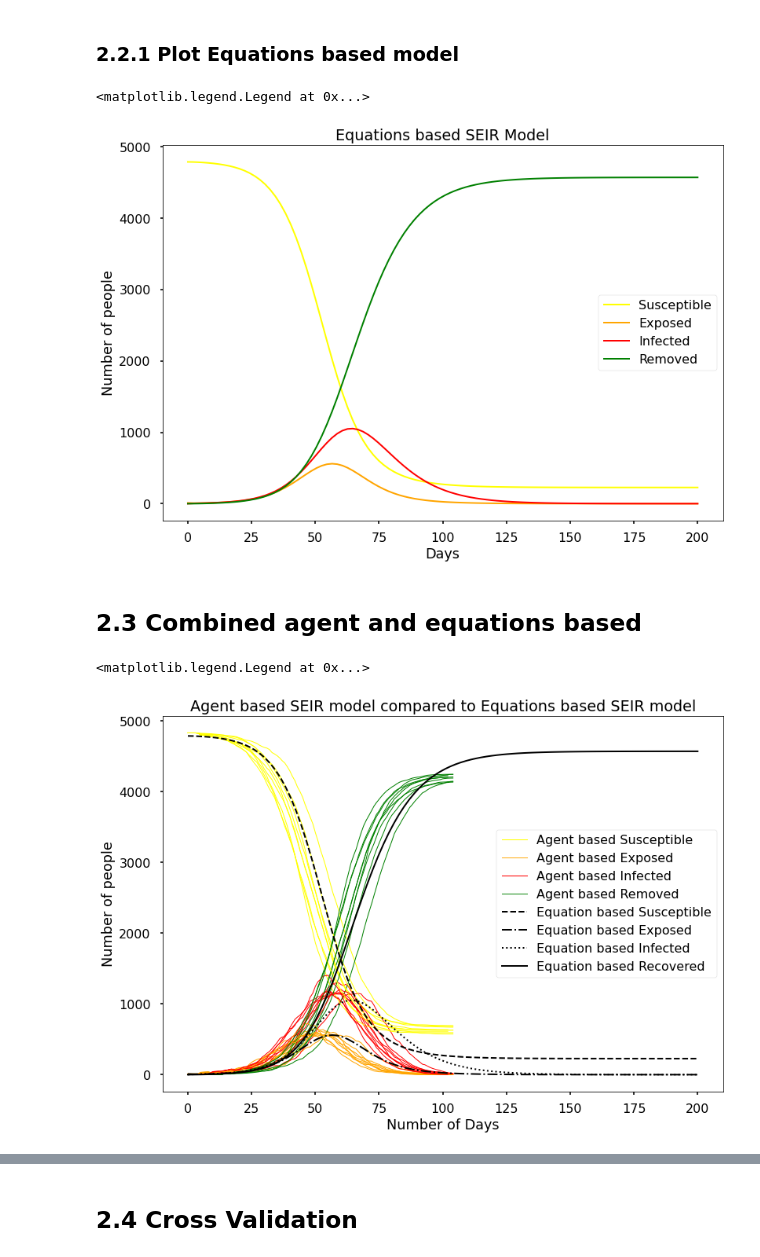
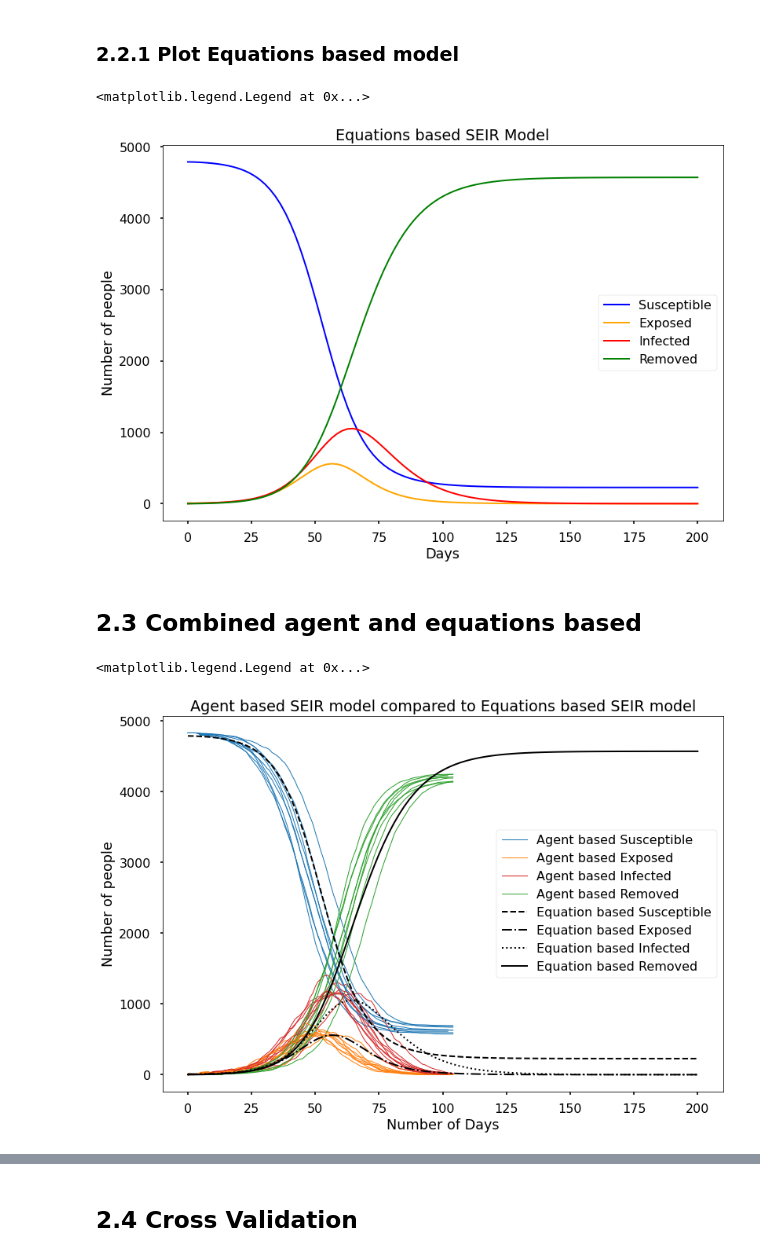
Before and after one commit to johnmcdonne11/dissertation, a Jupyter notebook: 3. Model Validation.ipynb, the cells around one changed output, grey strips where cells are left out. Drawn from its saved outputs; the diff is of its cells as text; code cells hidden in the pictures.

```diff
--- a/3. Model Validation.ipynb
+++ b/3. Model Validation.ipynb
@@ -164,13 +164,13 @@ fig = plt.figure()  # an empty figure with no Axes
 #ax.plot(cv.loc[cv['run'] == run, 'step'], cv.loc[cv['run'] == 2, 'SusceptibleAgents'], label='Susceptible', color='blue')
 
 for run in cv['run'].unique():
-    my_plotter(cv.loc[cv['run'] == run, 'step'], cv.loc[cv['run'] == run, 'SusceptibleAgents'], {'color' : 'yellow', 'linewidth' : '1'})
+    my_plotter(cv.loc[cv['run'] == run, 'step'], cv.loc[cv['run'] == run, 'SusceptibleAgents'], {'color' : 'blue', 'linewidth' : '1'})
     my_plotter(cv.loc[cv['run'] == run, 'step'], cv.loc[cv['run'] == run, 'ExposedAgents'], {'color' : 'orange', 'linewidth' : '1', 'linestyle' : '--'})
     my_plotter(cv.loc[cv['run'] == run, 'step'], cv.loc[cv['run'] == run, 'TotalInfectedAgents'], {'color' : 'red', 'linewidth' : '1'})
     my_plotter(cv.loc[cv['run'] == run, 'step'], cv.loc[cv['run'] == run, 'Removed'], {'color' : 'green', 'linewidth' : '1'})
 
 # adding plots just for legend purposes
-my_plotter(cv.loc[cv['run'] == 1, 'step'], cv.loc[cv['run'] == 1, 'SusceptibleAgents'], {'color' : 'yellow', 'linewidth' : '1', 'label' : 'Susceptible'})
+my_plotter(cv.loc[cv['run'] == 1, 'step'], cv.loc[cv['run'] == 1, 'SusceptibleAgents'], {'color' : 'blue', 'linewidth' : '1', 'label' : 'Susceptible'})
 my_plotter(cv.loc[cv['run'] == 1, 'step'], cv.loc[cv['run'] == 1, 'ExposedAgents'], {'color' : 'orange', 'linewidth' : '1', 'linestyle' : '--', 'label' : 'Exposed'})
 my_plotter(cv.loc[cv['run'] == 1, 'step'], cv.loc[cv['run'] == 1, 'TotalInfectedAgents'], {'color' : 'red', 'linewidth' : '1', 'label' : 'Infected'})
 my_plotter(cv.loc[cv['run'] == 1, 'step'], cv.loc[cv['run'] == 1, 'Removed'], {'color' : 'green', 'linewidth' : '1', 'label' : 'Removed'})
@@ -216,7 +216,7 @@ S, E, I, R = ret.T
 fig, ax = plt.subplots()
 
 # Plot data
-ax.plot(t, S, color='yellow', linewidth=2, label='Susceptible')
+ax.plot(t, S, color='blue', linewidth=2, label='Susceptible')
 ax.plot(t, E, color='orange', linewidth=2, label='Exposed')
 ax.plot(t, I, color='red', linewidth=2, label = 'Infected')
 ax.plot(t, R, color='green', linewidth=2, label='Removed')
@@ -228,7 +228,7 @@ ax.set_ylabel('Number of people')
 ax.legend()
 # %% [output]
 <matplotlib.legend.Legend at 0x...>
-[figure, old version]
+[figure, new version]
 # %% [markdown]
 ## 2.3 Combined agent and equations based
 # %%
@@ -237,31 +237,31 @@ abmDays = cv.groupby(['run', 'days'], as_index=False).agg({'SusceptibleAgents' :
 # %%
 fig = plt.figure()  # an empty figure with no Axes
 #fig, ax = plt.subplots()  # a figure with a single Axes
 
 # Agent based plots - do one manually top get the legend, then all others in a loop
-my_plotter(abmDays.loc[abmDays['run'] == 1, 'days'], abmDays.loc[abmDays['run'] == 1, 'SusceptibleAgents'], {'color' : 'yellow', 'linewidth' : '1', 'label' : 'Agent based Susceptible'})
-my_plotter(abmDays.loc[abmDays['run'] == 1, 'days'], abmDays.loc[abmDays['run'] == 1, 'ExposedAgents'], {'color' : 'orange', 'linewidth' : '1', 'label' : 'Agent based Exposed'})
-my_plotter(abmDays.loc[abmDays['run'] == 1, 'days'], abmDays.loc[abmDays['run'] == 1, 'TotalInfectedAgents'], {'color' : 'red', 'linewidth' : '1', 'label' : 'Agent based Infected'})
-my_plotter(abmDays.loc[abmDays['run'] == 1, 'days'], abmDays.loc[abmDays['run'] == 1, 'Removed'], {'color' : 'green', 'linewidth' : '1', 'label' : 'Agent based Removed'})
+my_plotter(abmDays.loc[abmDays['run'] == 1, 'days'], abmDays.loc[abmDays['run'] == 1, 'SusceptibleAgents'], {'color' : 'tab:blue', 'linewidth' : '1', 'label' : 'Agent based Susceptible'})
+my_plotter(abmDays.loc[abmDays['run'] == 1, 'days'], abmDays.loc[abmDays['run'] == 1, 'ExposedAgents'], {'color' : 'tab:orange', 'linewidth' : '1', 'label' : 'Agent based Exposed'})
+my_plotter(abmDays.loc[abmDays['run'] == 1, 'days'], abmDays.loc[abmDays['run'] == 1, 'TotalInfectedAgents'], {'color' : 'tab:red', 'linewidth' : '1', 'label' : 'Agent based Infected'})
+my_plotter(abmDays.loc[abmDays['run'] == 1, 'days'], abmDays.loc[abmDays['run'] == 1, 'Removed'], {'color' : 'tab:green', 'linewidth' : '1', 'label' : 'Agent based Removed'})
 
 for run in range(2, len(cv['run'].unique())):
-    my_plotter(abmDays.loc[abmDays['run'] == run, 'days'], abmDays.loc[abmDays['run'] == run, 'SusceptibleAgents'], {'color' : 'yellow', 'linewidth' : '1'})
-    my_plotter(abmDays.loc[abmDays['run'] == run, 'days'], abmDays.loc[abmDays['run'] == run, 'ExposedAgents'], {'color' : 'orange', 'linewidth' : '1'})
-    my_plotter(abmDays.loc[abmDays['run'] == run, 'days'], abmDays.loc[abmDays['run'] == run, 'TotalInfectedAgents'], {'color' : 'red', 'linewidth' : '1'})
-    my_plotter(abmDays.loc[abmDays['run'] == run, 'days'], abmDays.loc[abmDays['run'] == run, 'Removed'], {'color' : 'green', 'linewidth' : '1'})
+    my_plotter(abmDays.loc[abmDays['run'] == run, 'days'], abmDays.loc[abmDays['run'] == run, 'SusceptibleAgents'], {'color' : 'tab:blue', 'linewidth' : '1'})
+    my_plotter(abmDays.loc[abmDays['run'] == run, 'days'], abmDays.loc[abmDays['run'] == run, 'ExposedAgents'], {'color' : 'tab:orange', 'linewidth' : '1'})
+    my_plotter(abmDays.loc[abmDays['run'] == run, 'days'], abmDays.loc[abmDays['run'] == run, 'TotalInfectedAgents'], {'color' : 'tab:red', 'linewidth' : '1'})
+    my_plotter(abmDays.loc[abmDays['run'] == run, 'days'], abmDays.loc[abmDays['run'] == run, 'Removed'], {'color' : 'tab:green', 'linewidth' : '1'})
 
 # Equation based plots
 my_plotter(t, S, {'color' : 'black', 'linestyle' : 'dashed', 'linewidth' : '2', 'label' : 'Equation based Susceptible'})
 my_plotter(t, E, {'color' : 'black', 'linestyle' : 'dashdot', 'linewidth' : '2', 'label' : 'Equation based Exposed'})
 my_plotter(t, I, {'color' : 'black', 'linestyle' : 'dotted', 'linewidth' : '2', 'label' : 'Equation based Infected'})
-my_plotter(t, R, {'color' : 'black', 'linewidth' : '2', 'label' : 'Equation based Recovered'})
+my_plotter(t, R, {'color' : 'black', 'linewidth' : '2', 'label' : 'Equation based Removed'})
 
 # Add an axes for titles and legend
 ax = plt.subplot()
 ax.set_xlabel('Number of Days')
 ax.set_ylabel('Number of people')
 ax.set_title('Agent based SEIR model compared to Equations based SEIR model')
 ax.legend()
 # %% [output]
 <matplotlib.legend.Legend at 0x...>
-[figure, old version]
+[figure, new version]
```
Also changed, not shown: parts of 11 cells of this notebook.
